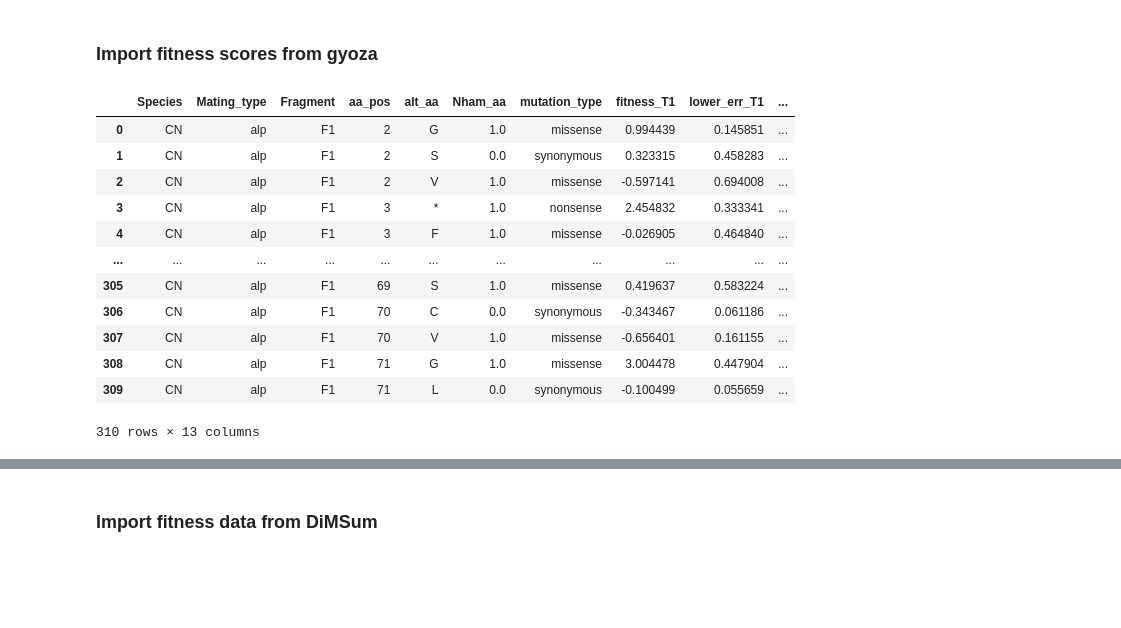
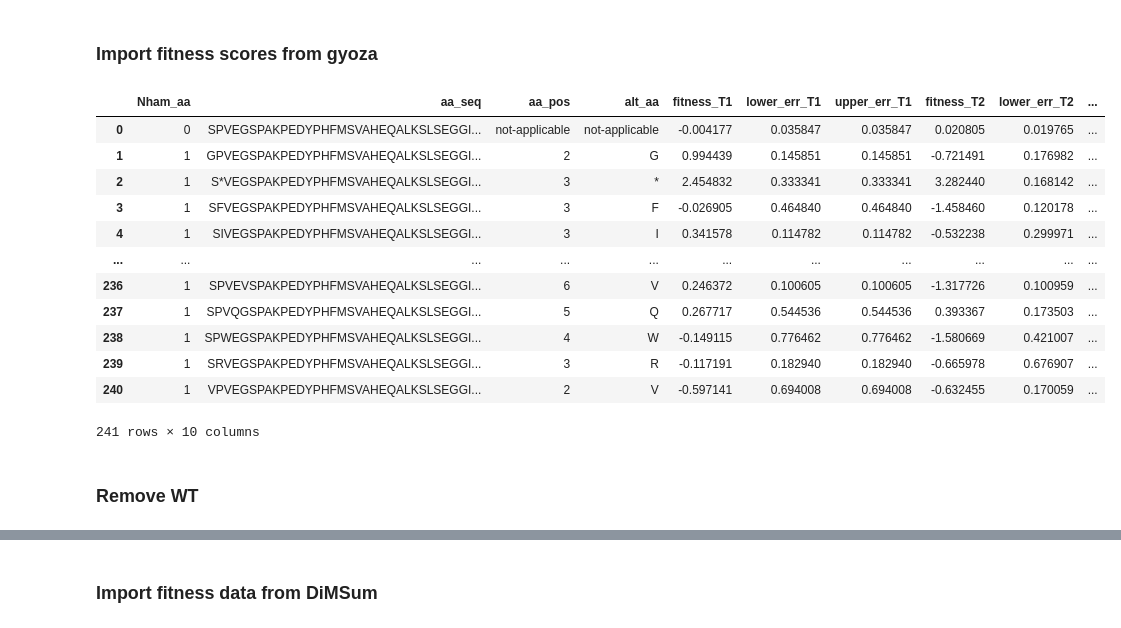
Before and after one commit to Landrylab/Durand_et_al_2025_gyoza, a Jupyter notebook: DiMSum_benchmark.ipynb, the cells around one changed output, grey strips where cells are left out. Drawn from its saved outputs; the diff is of its cells as text; code cells hidden in the pictures; blank space fills up the shorter version.

```diff
--- a/DiMSum_benchmark.ipynb
+++ b/DiMSum_benchmark.ipynb
@@ -12,8 +13,8 @@ plt.rcParams['svg.fonttype'] = 'none'
 # %% [markdown]
 ## Specify paths
 # %%
-gyoza_rc_path = 'gyoza/readcounts.csv.gz'
-gyoza_avg_s_path = 'gyoza/avg_scores.csv'
+gyoza_rc_path = 'gyoza/annotated_readcounts/'
+gyoza_avg_s_path = 'gyoza/avg_scores_CN__alp__F1.csv'
 
 dimsum_rc_path = 'dimsum/CN_alp_F1_variant_data_merge.tsv'
 dimsum_s_path = 'dimsum/fitness_singles.txt'
@@ -170,19 +182,21 @@ len(dimsum_Ncod01[(dimsum_Ncod01[input_samples] >=10).all(axis=1)].aa_seq.unique
 # %% [markdown]
 ### Import fitness scores from gyoza
 # %%
-gyoza_s = pd.read_csv(gyoza_avg_s_path, index_col=0)
+gyoza_s = pd.read_csv(gyoza_avg_s_path)
 gyoza_s
 # %% [output]
-|  | Species | Mating_type | Fragment | aa_pos | alt_aa | Nham_aa | mutation_type | fitness_T1 | lower_err_T1 | ... |
-| 0 | CN | alp | F1 | 2 | G | 1.0 | missense | 0.994439 | 0.145851 | ... |
-| 1 | CN | alp | F1 | 2 | S | 0.0 | synonymous | 0.323315 | 0.458283 | ... |
-| 2 | CN | alp | F1 | 2 | V | 1.0 | missense | -0.597141 | 0.694008 | ... |
-| 3 | CN | alp | F1 | 3 | * | 1.0 | nonsense | 2.454832 | 0.333341 | ... |
-| 4 | CN | alp | F1 | 3 | F | 1.0 | missense | -0.026905 | 0.464840 | ... |
+|  | Nham_aa | aa_seq | aa_pos | alt_aa | fitness_T1 | lower_err_T1 | upper_err_T1 | fitness_T2 | lower_err_T2 | ... |
+| 0 | 0 | SPVEGSPAKPEDYPHFMSVAHEQALKSLSEGGI... | not-applicable | not-applicable | -0.004177 | 0.035847 | 0.035847 | 0.020805 | 0.019765 | ... |
+| 1 | 1 | GPVEGSPAKPEDYPHFMSVAHEQALKSLSEGGI... | 2 | G | 0.994439 | 0.145851 | 0.145851 | -0.721491 | 0.176982 | ... |
+| 2 | 1 | S*VEGSPAKPEDYPHFMSVAHEQALKSLSEGGI... | 3 | * | 2.454832 | 0.333341 | 0.333341 | 3.282440 | 0.168142 | ... |
+| 3 | 1 | SFVEGSPAKPEDYPHFMSVAHEQALKSLSEGGI... | 3 | F | -0.026905 | 0.464840 | 0.464840 | -1.458460 | 0.120178 | ... |
+| 4 | 1 | SIVEGSPAKPEDYPHFMSVAHEQALKSLSEGGI... | 3 | I | 0.341578 | 0.114782 | 0.114782 | -0.532238 | 0.299971 | ... |
 | ... | ... | ... | ... | ... | ... | ... | ... | ... | ... | ... |
-| 305 | CN | alp | F1 | 69 | S | 1.0 | missense | 0.419637 | 0.583224 | ... |
-| 306 | CN | alp | F1 | 70 | C | 0.0 | synonymous | -0.343467 | 0.061186 | ... |
-| 307 | CN | alp | F1 | 70 | V | 1.0 | missense | -0.656401 | 0.161155 | ... |
-| 308 | CN | alp | F1 | 71 | G | 1.0 | missense | 3.004478 | 0.447904 | ... |
-| 309 | CN | alp | F1 | 71 | L | 0.0 | synonymous | -0.100499 | 0.055659 | ... |
+| 236 | 1 | SPVEVSPAKPEDYPHFMSVAHEQALKSLSEGGI... | 6 | V | 0.246372 | 0.100605 | 0.100605 | -1.317726 | 0.100959 | ... |
+| 237 | 1 | SPVQGSPAKPEDYPHFMSVAHEQALKSLSEGGI... | 5 | Q | 0.267717 | 0.544536 | 0.544536 | 0.393367 | 0.173503 | ... |
+| 238 | 1 | SPWEGSPAKPEDYPHFMSVAHEQALKSLSEGGI... | 4 | W | -0.149115 | 0.776462 | 0.776462 | -1.580669 | 0.421007 | ... |
+| 239 | 1 | SRVEGSPAKPEDYPHFMSVAHEQALKSLSEGGI... | 3 | R | -0.117191 | 0.182940 | 0.182940 | -0.665978 | 0.676907 | ... |
+| 240 | 1 | VPVEGSPAKPEDYPHFMSVAHEQALKSLSEGGI... | 2 | V | -0.597141 | 0.694008 | 0.694008 | -0.632455 | 0.170059 | ... |
-310 rows × 13 columns
+241 rows × 10 columns
+# %% [markdown]
+### Remove WT
```
Also changed, not shown: parts of 17 cells of this notebook, 11 other files.
